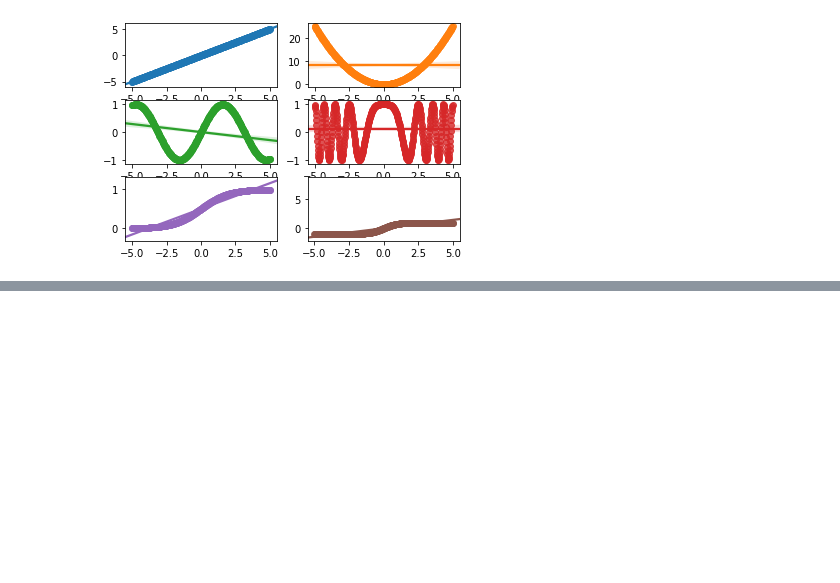
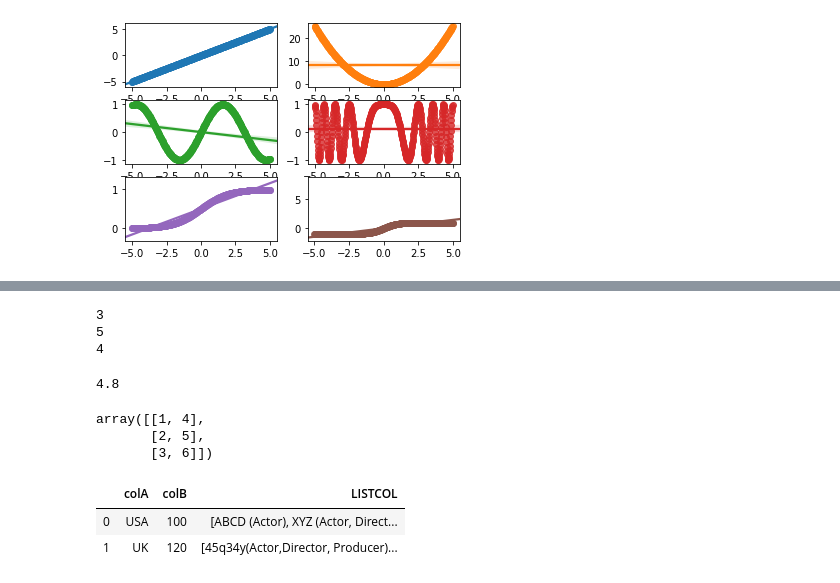
Before and after one commit to Young-Jo-Choi/data_analysis, a Jupyter notebook: Untitled.ipynb, the cells around one changed output, grey strips where cells are left out. Cells and saved outputs as stored; diff of their text form; code cells hidden in the pictures; blank space fills up the shorter version.

```diff
--- a/Untitled.ipynb
+++ b/Untitled.ipynb
@@ -179,0 +211,24 @@ plt.show()
+# %%
+def y(x):
+    global a
+    a = 4
+    return 0
+def f(a):
+    a = 3
+    print(a)
+    return a
+a = 5
+f(a)
+print(a)
+y(a)
+print(a)
+# %% [output]
+3
+5
+4
+# %%
+arr = [1.4,3.7,4.8,6.3,99.9]
+x = arr.pop(2)
+x
+# %% [output]
+4.8
@@ -179,0 +237,6 @@ plt.show()
+# %%
+np.transpose(np.array([[1,2,3],[4,5,6]]))
+# %% [output]
+array([[1, 4],
+       [2, 5],
+       [3, 6]])
@@ -179,0 +248,6 @@ plt.show()
+# %%
+df
+# %% [output]
+|  | colA | colB | LISTCOL |
+| 0 | USA | 100 | [ABCD (Actor), XYZ (Actor, Direct... |
+| 1 | UK | 120 | [45q34y(Actor,Director, Producer)... |
```
Also changed, not shown: parts of 11 cells of this notebook, 12 other files.
